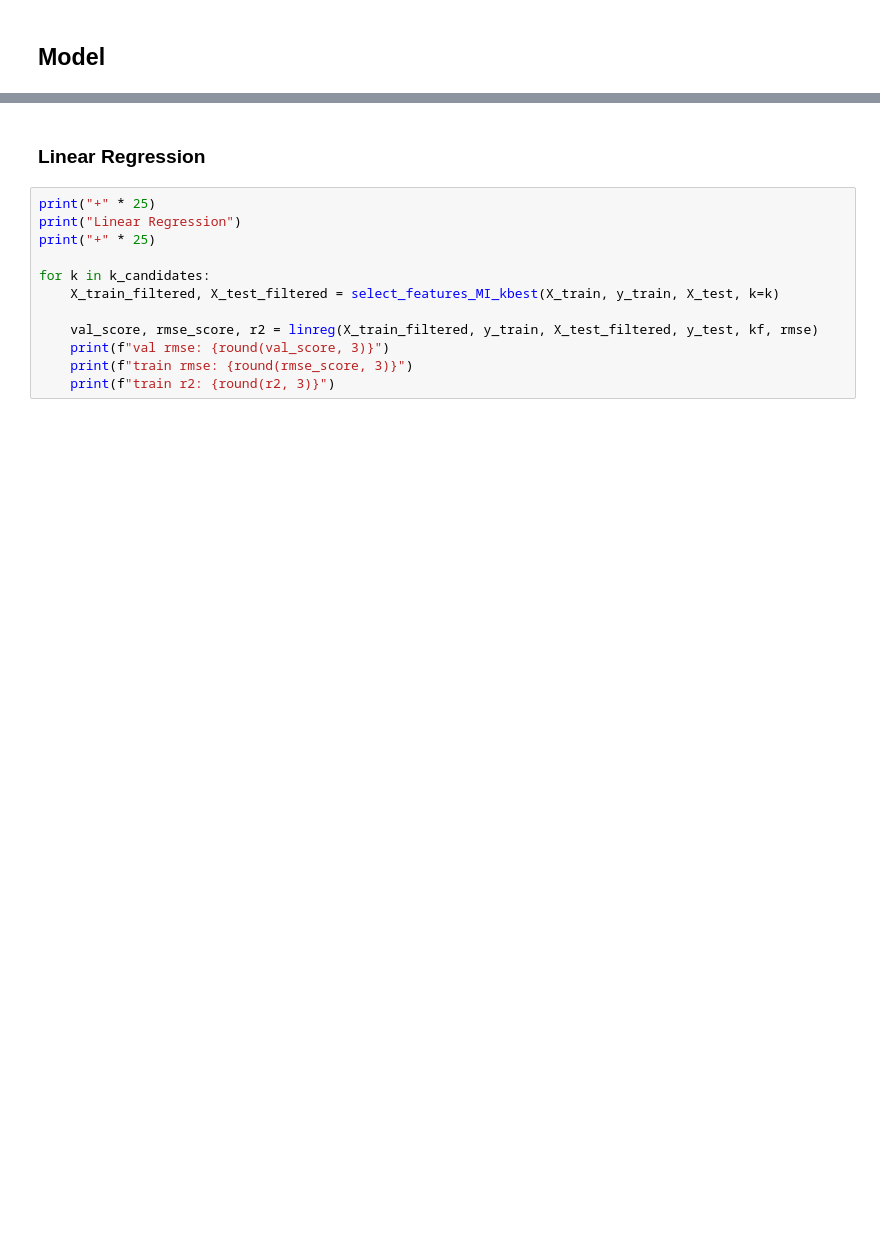
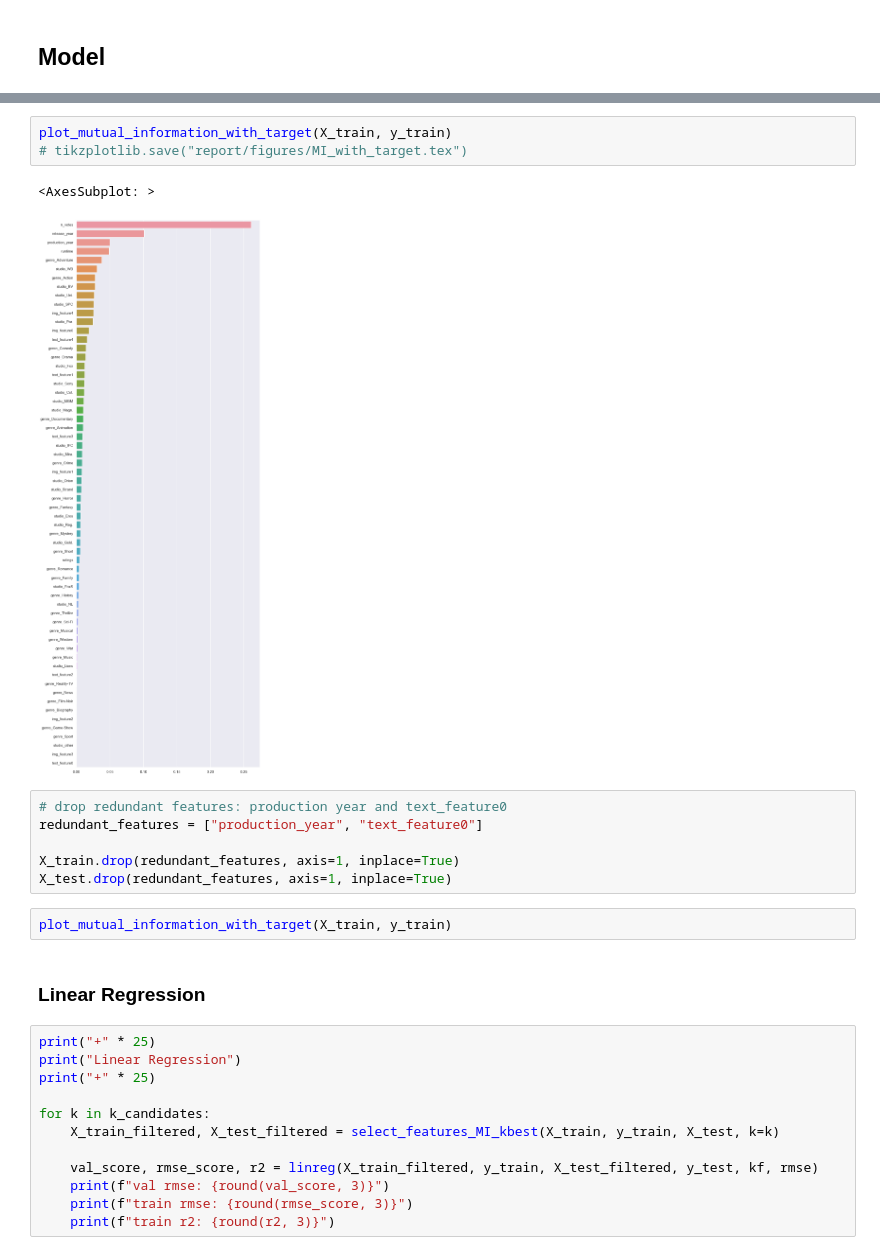
Before and after one commit to Mathieu-R/lelec2870-movie-revenue-prediction, a Jupyter notebook: movie-revenue-prediction.ipynb, the cells around one changed output, grey strips where cells are left out. Cells and saved outputs as stored; diff of their text form; blank space fills up the shorter version.

```diff
--- a/movie-revenue-prediction.ipynb
+++ b/movie-revenue-prediction.ipynb
@@ -307,3 +343,17 @@ def evaluation_plot(cv_results, val_score, test_score, best_iter_index, param_na
+# %%
+plot_mutual_information_with_target(X_train, y_train)
+# tikzplotlib.save("report/figures/MI_with_target.tex")
+# %% [output]
+<AxesSubplot: >
+[figure, added]
+# %%
+# drop redundant features: production year and text_feature0
+redundant_features = ["production_year", "text_feature0"]
+
+X_train.drop(redundant_features, axis=1, inplace=True)
+X_test.drop(redundant_features, axis=1, inplace=True)
+# %%
+plot_mutual_information_with_target(X_train, y_train)
 # %% [markdown]
 ### Linear Regression
 # %%
```
Also changed, not shown: parts of 23 cells of this notebook, 9 other files.
